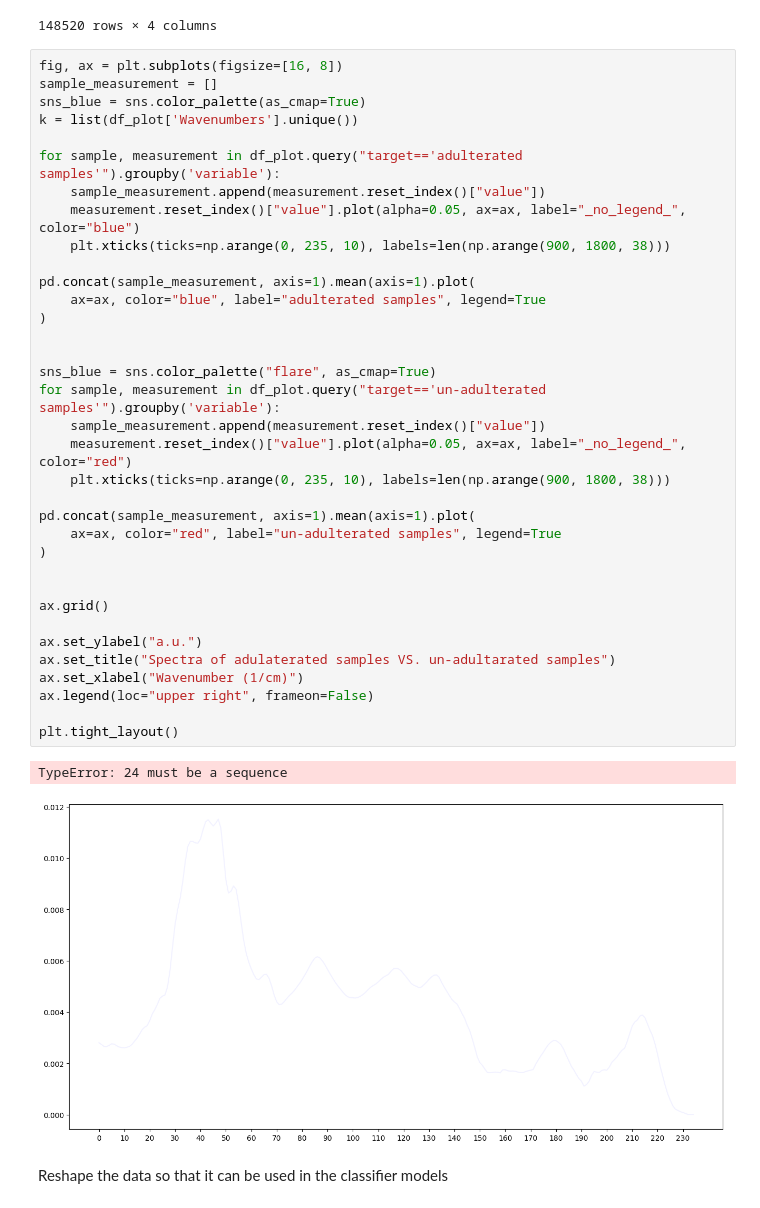
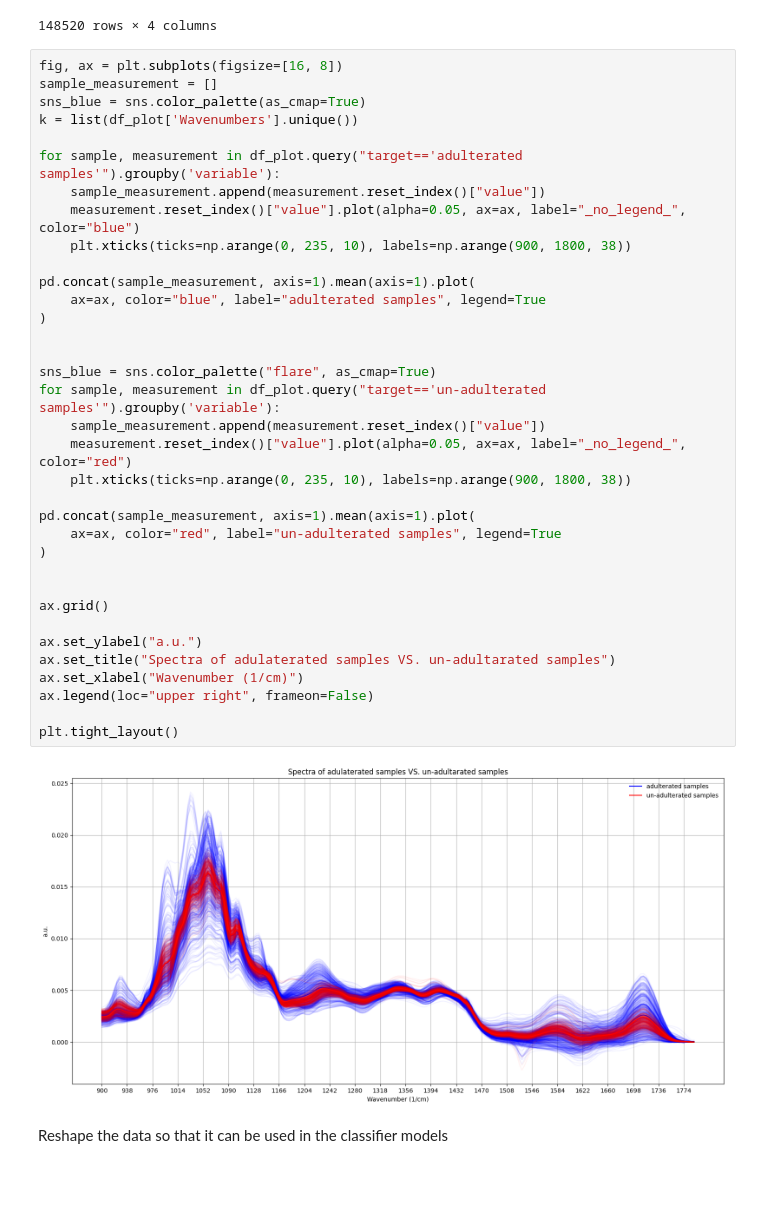
Before and after one commit to karol-pa/Spectra_Classification_Exercises, a Jupyter notebook: exercise_1.ipynb, the cells around one changed output. Cells and saved outputs as stored; diff of their text form; blank space fills up the shorter version.

```diff
--- a/exercise_1.ipynb
+++ b/exercise_1.ipynb
@@ -88,37 +88,36 @@ sns_blue = sns.color_palette(as_cmap=True)
 k = list(df_plot['Wavenumbers'].unique())
 
 for sample, measurement in df_plot.query("target=='adulterated samples'").groupby('variable'):
     sample_measurement.append(measurement.reset_index()["value"])
     measurement.reset_index()["value"].plot(alpha=0.05, ax=ax, label="_no_legend_", color="blue")
-    plt.xticks(ticks=np.arange(0, 235, 10), labels=len(np.arange(900, 1800, 38)))
+    plt.xticks(ticks=np.arange(0, 235, 10), labels=np.arange(900, 1800, 38))
 
 pd.concat(sample_measurement, axis=1).mean(axis=1).plot(
     ax=ax, color="blue", label="adulterated samples", legend=True
 )
 
 
 sns_blue = sns.color_palette("flare", as_cmap=True)
 for sample, measurement in df_plot.query("target=='un-adulterated samples'").groupby('variable'):
     sample_measurement.append(measurement.reset_index()["value"])
     measurement.reset_index()["value"].plot(alpha=0.05, ax=ax, label="_no_legend_", color="red")
-    plt.xticks(ticks=np.arange(0, 235, 10), labels=len(np.arange(900, 1800, 38)))
+    plt.xticks(ticks=np.arange(0, 235, 10), labels=np.arange(900, 1800, 38))
 
 pd.concat(sample_measurement, axis=1).mean(axis=1).plot(
     ax=ax, color="red", label="un-adulterated samples", legend=True
 )
 
 
 ax.grid()
 
 ax.set_ylabel("a.u.")
 ax.set_title("Spectra of adulaterated samples VS. un-adultarated samples")
 ax.set_xlabel("Wavenumber (1/cm)")
 ax.legend(loc="upper right", frameon=False)
 
 plt.tight_layout()
 # %% [output]
-TypeError: 24 must be a sequence
-[figure, old version]
+[figure, new version]
 # %% [markdown]
 Reshape the data so that it can be used in the classifier models
 # %%
```
Also changed, not shown: 1 other file.
